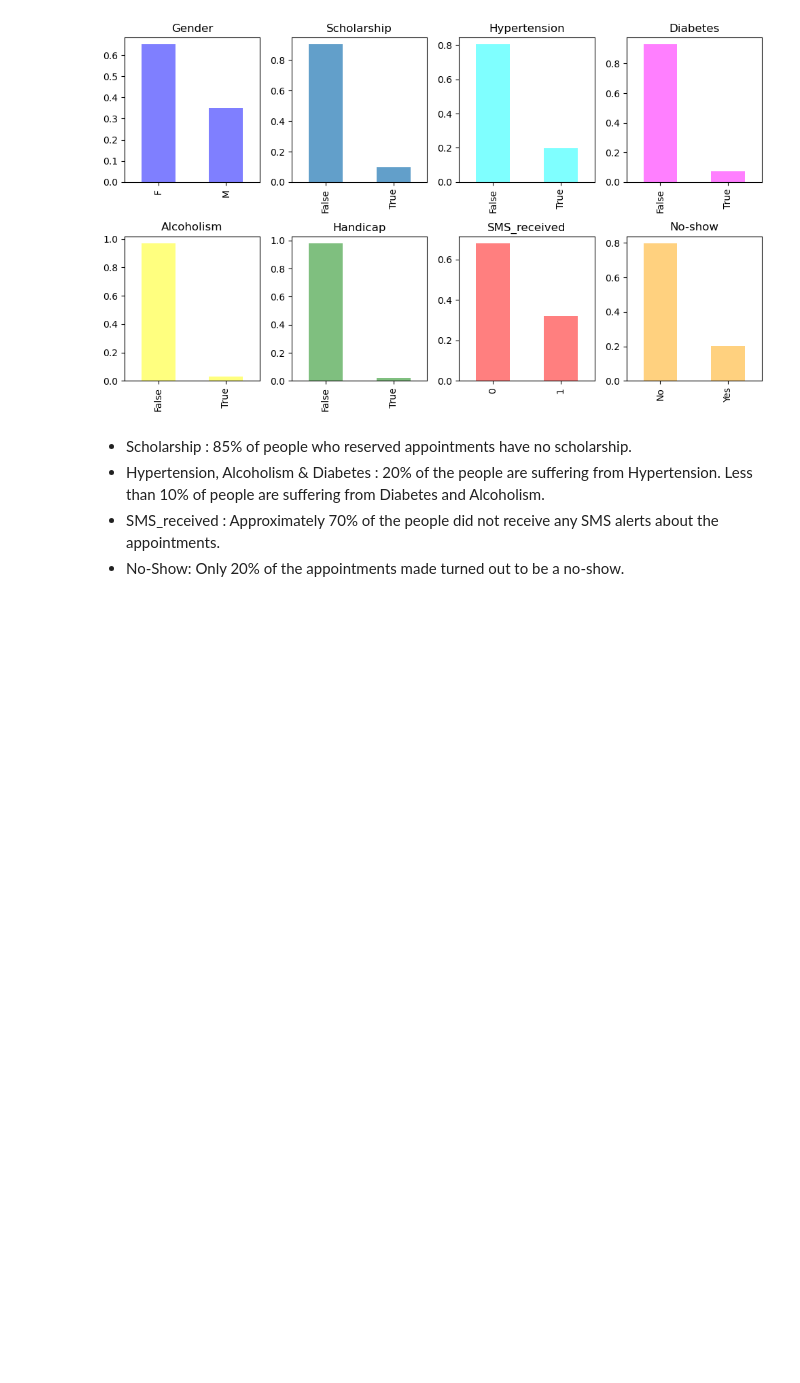
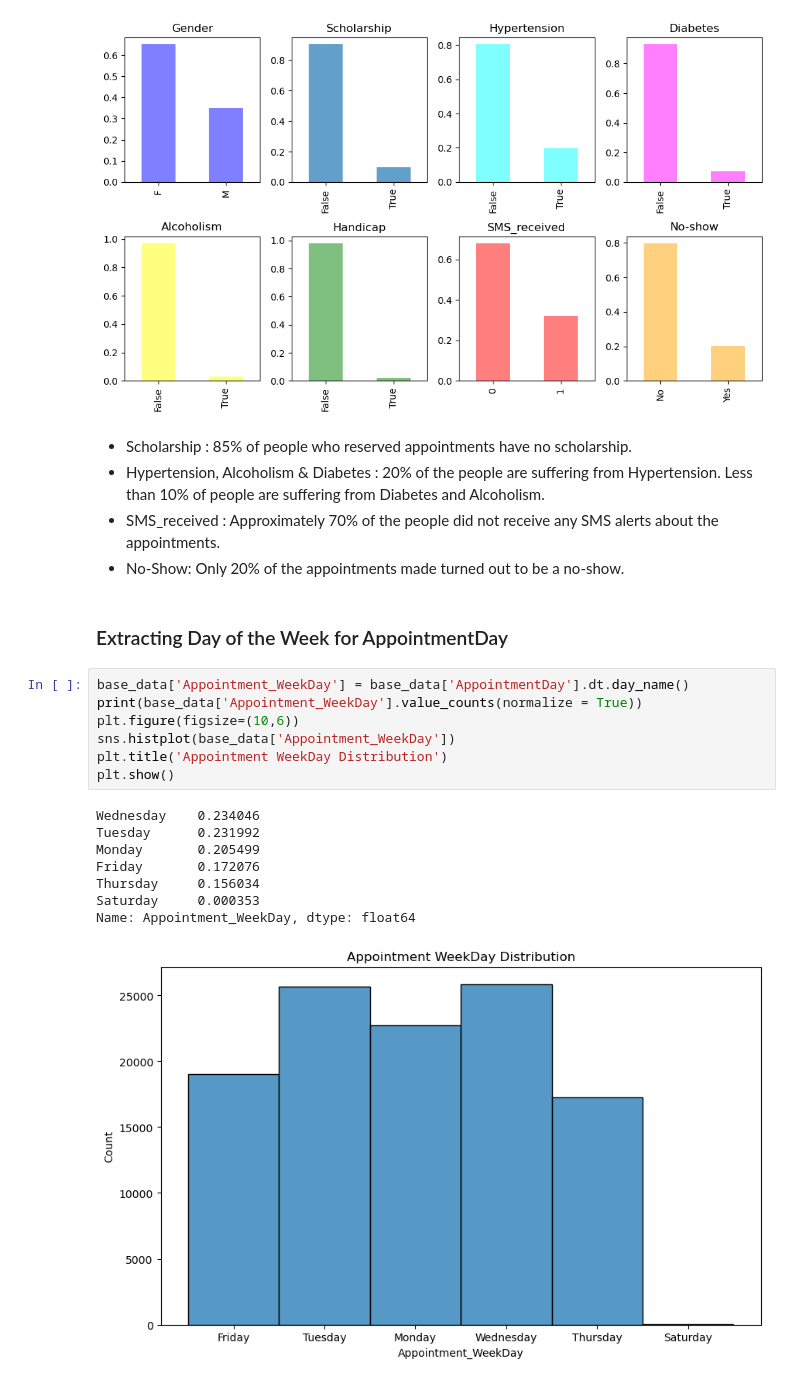
Before and after one commit to Milan1508/HealthCare_Data_Analysis, a Jupyter notebook: healthcare.ipynb, the cells around one changed output. Saved outputs shown, nothing was run; the diff lists cells and outputs as text; blank space fills up the shorter version.

```diff
--- a/healthcare.ipynb
+++ b/healthcare.ipynb
@@ -341,3 +341,21 @@ plt.show()
 * Hypertension, Alcoholism & Diabetes : 20% of the people are suffering from Hypertension. Less than 10% of people are suffering from Diabetes and Alcoholism.
 * SMS_received : Approximately 70% of the people did not receive any SMS alerts about the appointments.
 * No-Show: Only 20% of the appointments made turned out to be a no-show.
+# %% [markdown]
+### Extracting Day of the Week for AppointmentDay
+# %%
+base_data['Appointment_WeekDay'] = base_data['AppointmentDay'].dt.day_name()
+print(base_data['Appointment_WeekDay'].value_counts(normalize = True))
+plt.figure(figsize=(10,6))
+sns.histplot(base_data['Appointment_WeekDay'])
+plt.title('Appointment WeekDay Distribution')
+plt.show()
+# %% [output]
+Wednesday    0.234046
+Tuesday      0.231992
+Monday       0.205499
+Friday       0.172076
+Thursday     0.156034
+Saturday     0.000353
+Name: Appointment_WeekDay, dtype: float64
+[figure, added]
```
Also changed, not shown: parts of 2 cells of this notebook.
